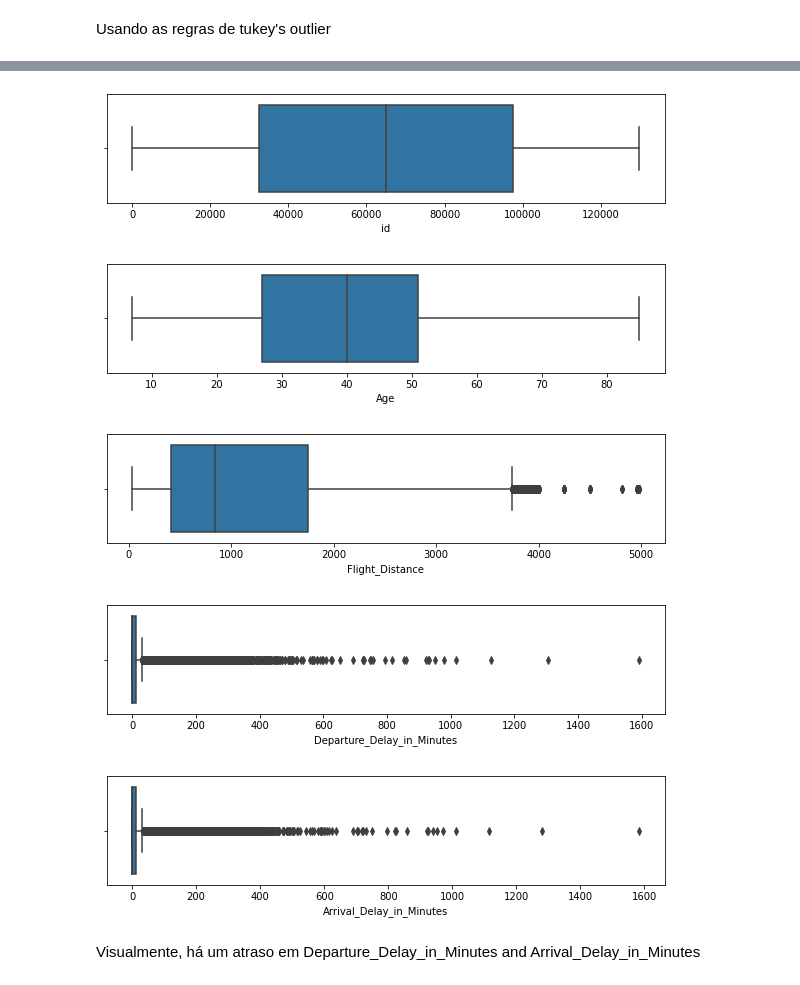
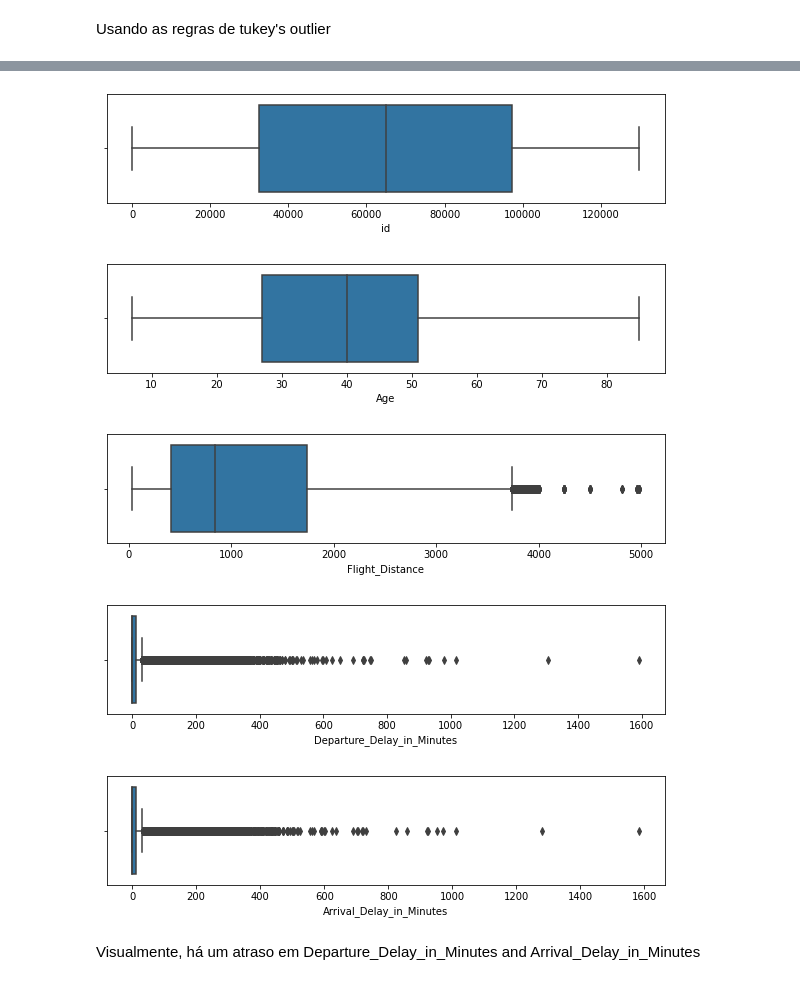
Before and after one commit to Pvcunha/introducao-ciencia-dados, a Jupyter notebook: Parte1_dataset.ipynb, the cells around one changed output, grey strips where cells are left out. Drawn from its saved outputs; the diff is of its cells as text; code cells hidden in the pictures.

```diff
--- a/Parte1_dataset.ipynb
+++ b/Parte1_dataset.ipynb
@@ -157,8 +157,8 @@ data.duplicated().sum()
 # %% [output]
 0
 # %%
-data = data.dropna()
-data.isna().sum()
+data_train = data_train.dropna()
+data_train.isna().sum()
 # %% [output]
 id                                   0
 Gender                               0
@@ -183,7 +183,7 @@ vars_categorical = ['Gender', 'Customer Type', 'Type of Travel', 'Class', 'Infli
 'Ease of Online booking', 'Gate location', 'Food and drink', 'Online boarding', 'Seat comfort', 'Inflight entertainment', 'On-board service',
  'Leg room service', 'Baggage handling', 'Checkin service', 'Inflight service', 'Cleanliness', 'satisfaction']
 # %%
-data = data.rename(columns = {"Flight Distance": "Flight_Distance", "Departure Delay in Minutes": "Departure_Delay_in_Minutes", 'Arrival Delay in Minutes': 'Arrival_Delay_in_Minutes'})
-data[vars_numerical].describe()
+data_train= data_train.rename(columns = {"Flight Distance": "Flight_Distance", "Departure Delay in Minutes": "Departure_Delay_in_Minutes", 'Arrival Delay in Minutes': 'Arrival_Delay_in_Minutes'})
+data_train[vars_numerical].describe()
 # %% [output]
 |  | id | Age | Flight_Distance | Departure_Delay_in_Minutes | Arrival_Delay_in_Minutes |
@@ -250,13 +250,13 @@ data_
 # %%
 for column in vars_numerical:
     plt.figure(figsize = (10,2))
-    sns.boxplot(data = data, x = column)
+    sns.boxplot(data = data_train, x = column)
 # %% [output]
 [figure]
 [figure]
 [figure]
-[figure, old version]
+[figure, new version]
-[figure, old version]
+[figure, new version]
 # %% [markdown]
 Visualmente, há um atraso em Departure_Delay_in_Minutes and Arrival_Delay_in_Minutes
 # %%
```
Also changed, not shown: parts of 31 cells of this notebook.
